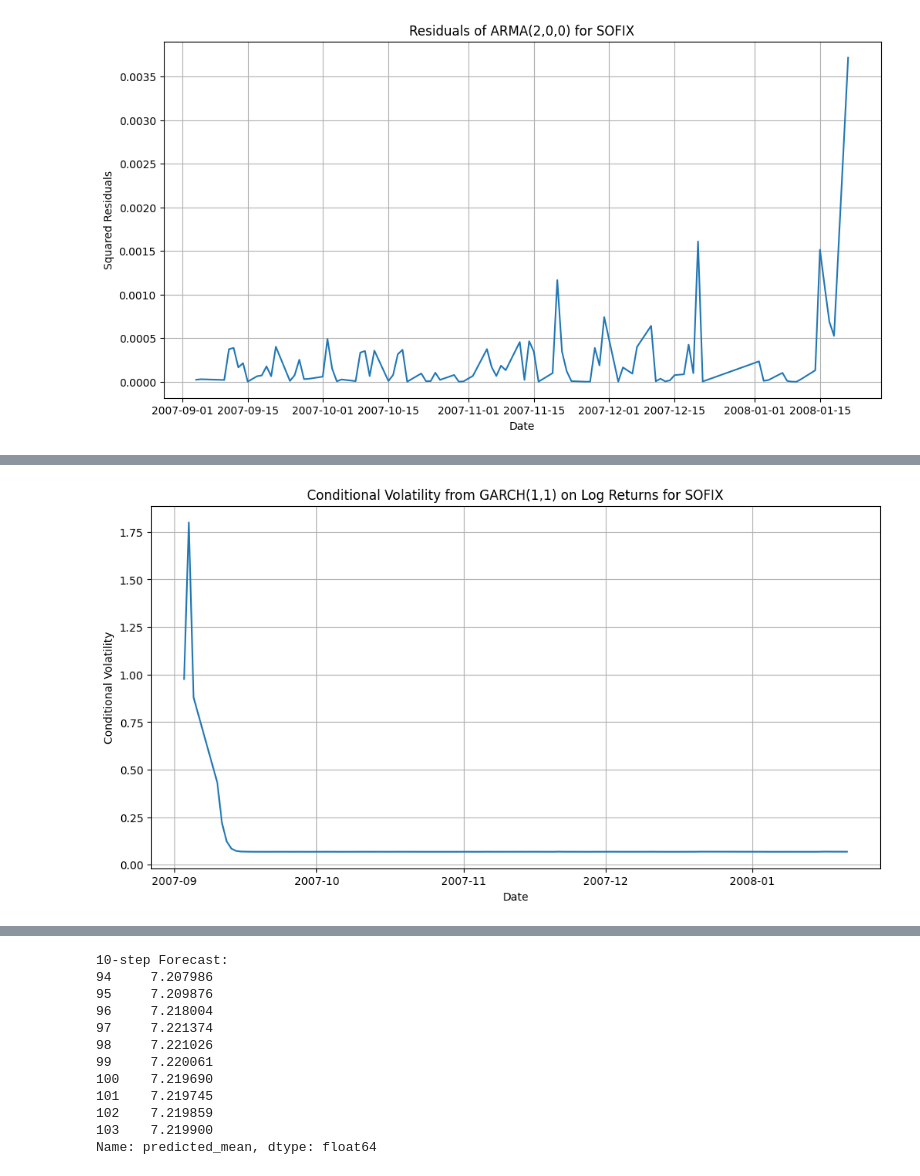
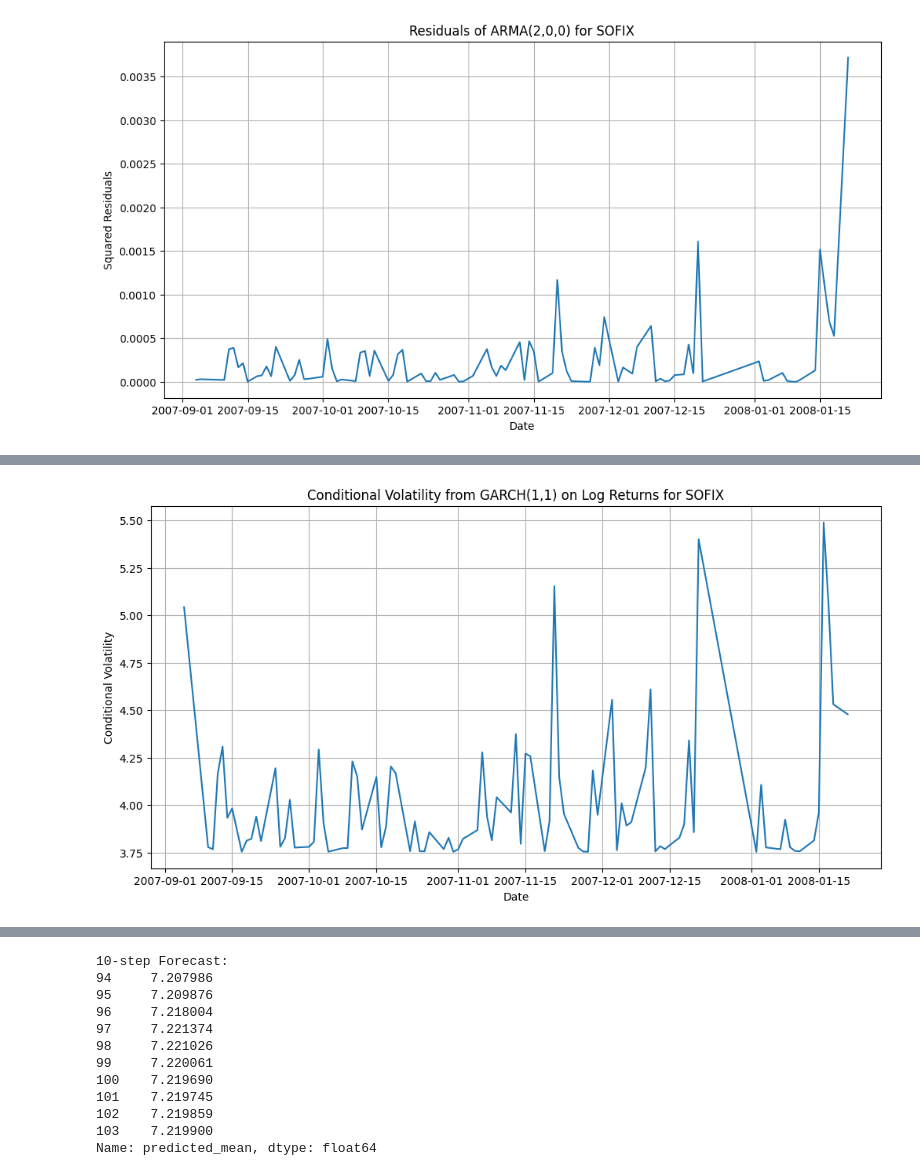
Before and after one commit to febse/ts2025-presentations-2-dani-ladi, a Jupyter notebook: assignment.ipynb, the cells around one changed output, grey strips where cells are left out. Saved outputs shown, nothing was run; the diff lists cells and outputs as text; code cells hidden in the pictures.

```diff
--- a/assignment.ipynb
+++ b/assignment.ipynb
@@ -384,7 +384,7 @@ plt.show()
 # %% [output]
 [figure]
 # %%
-model = arch_model(fit_ARIMA.resid, mean='Constant', vol='GARCH', p=1, q=1, o=0, dist='t')
+model = arch_model((fit_ARIMA.resid*100), mean='Constant', vol='GARCH', p=1, q=1, o=0, dist='t')
 fit_GARCH11 = model.fit(disp='off')
 print(fit_GARCH11.summary())
 # %% [output]
@@ -462,13 +458,13 @@ print(ljung_box)
 # %%
 plt.figure(figsize=(12, 6))
-plt.plot(fit_GARCH11.conditional_volatility)
+plt.plot(fit_GARCH11.conditional_volatility[2:])
 plt.title(f'Conditional Volatility from GARCH(1,1) on Log Returns for {dt.name}')
 plt.xlabel('Date')
 plt.ylabel('Conditional Volatility')
 plt.grid(True)
 plt.show()
 # %% [output]
-[figure, old version]
+[figure, new version]
 # %%
 plt.figure(figsize=(12, 6))
 plt.plot(fit_GARCH.conditional_volatility)
```
Also changed, not shown: parts of 11 cells of this notebook.
